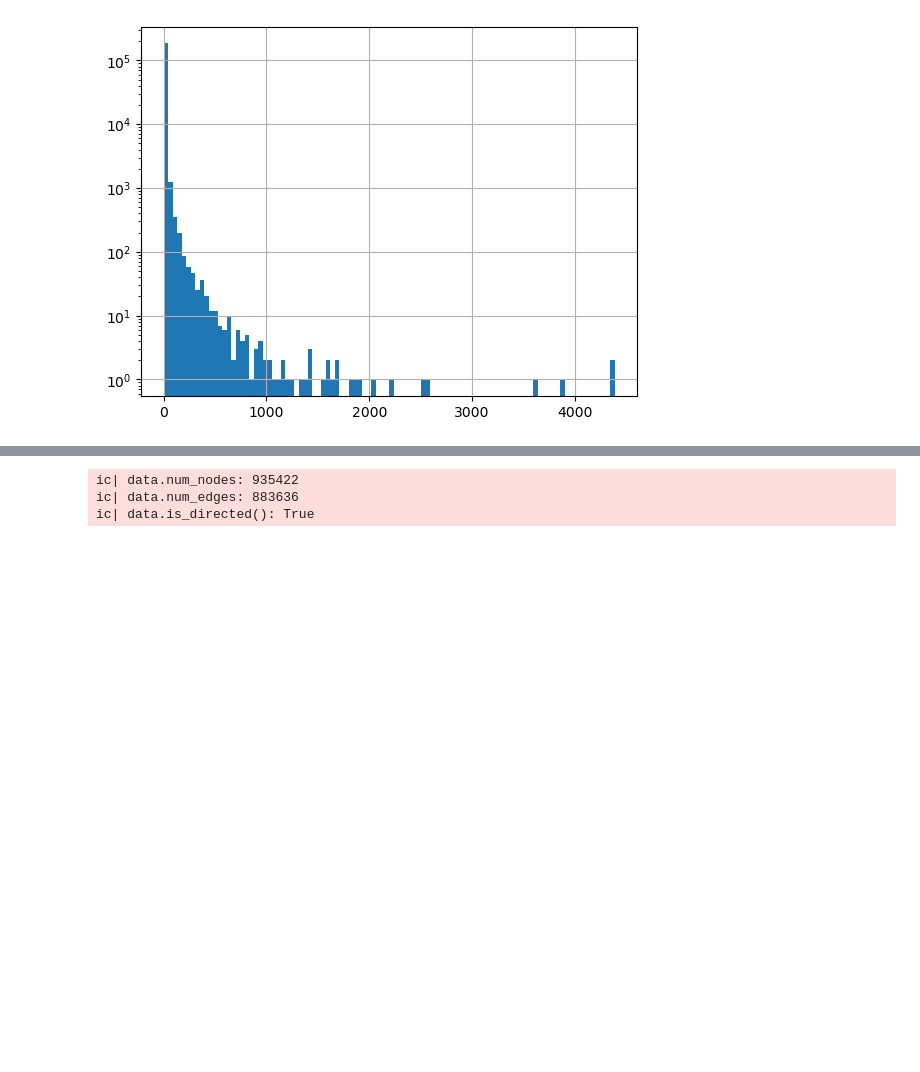
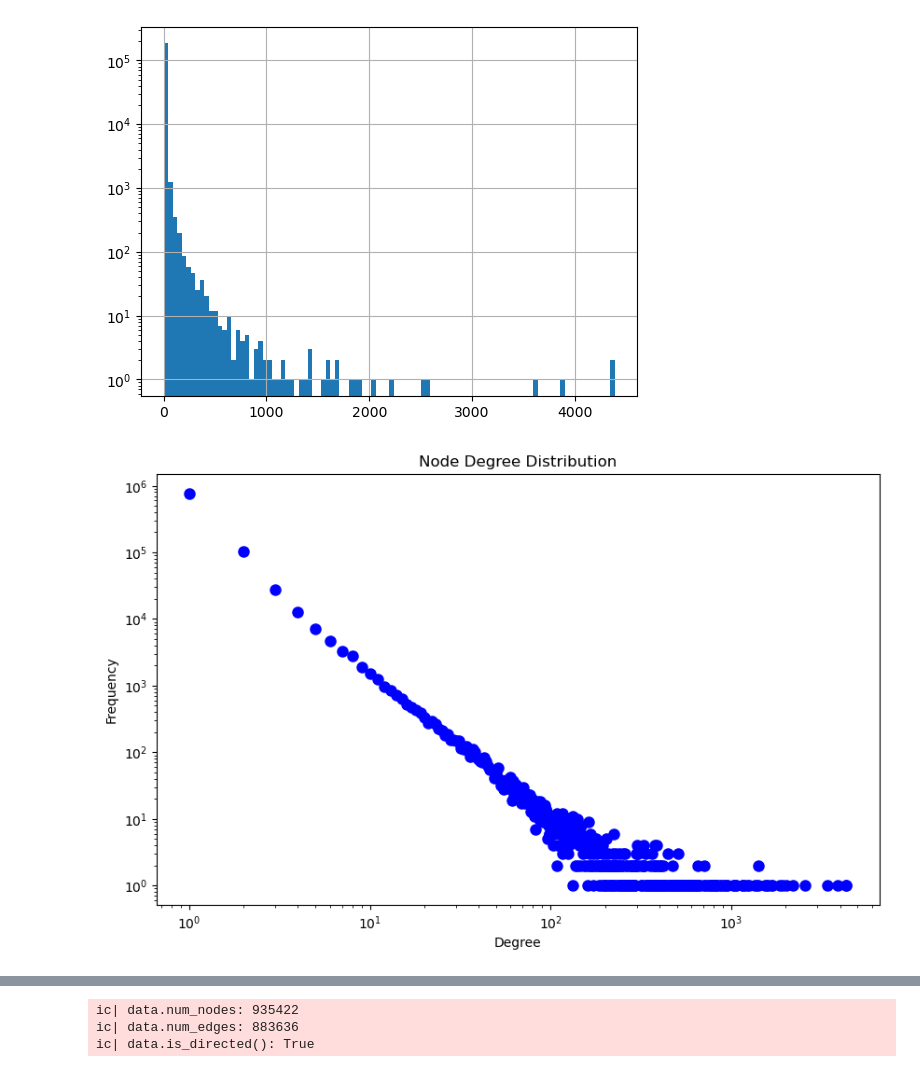
Before and after one commit to Atahanak/models-for-relational-multimodal-data, a Jupyter notebook: data/amazon-review-v2.ipynb, the cells around one changed output, grey strips where cells are left out. Cells and saved outputs as stored; diff of their text form; code cells hidden in the pictures; blank space fills up the shorter version.

```diff
--- a/data/amazon-review-v2.ipynb
+++ b/data/amazon-review-v2.ipynb
@@ -175,3 +175,20 @@ ic| product_review_count.head(): To ID
                                  Name: count, dtype: int64
 <Axes: >
 [figure]
+# %%
+# Create a bipartite graph
+G = nx.Graph()
+G.add_nodes_from(edge_index['From ID'], bipartite=0)
+G.add_nodes_from(edge_index['To ID'], bipartite=1)
+G.add_edges_from([(row['From ID'], row['To ID']) for idx, row in edge_index.iterrows()])
+
+degrees = pd.Series([val for (node, val) in G.degree()])
+degree_counts = degrees.value_counts()
+plt.figure(figsize=(10, 6))
+plt.loglog(degree_counts.index, degree_counts.values, marker='o', linestyle='None', markersize=8, color='b')
+plt.title('Node Degree Distribution')
+plt.xlabel('Degree')
+plt.ylabel('Frequency')
+plt.show()
+# %% [output]
+[figure, added]
```
Also changed, not shown: parts of 3 cells of this notebook, 1 other file.
